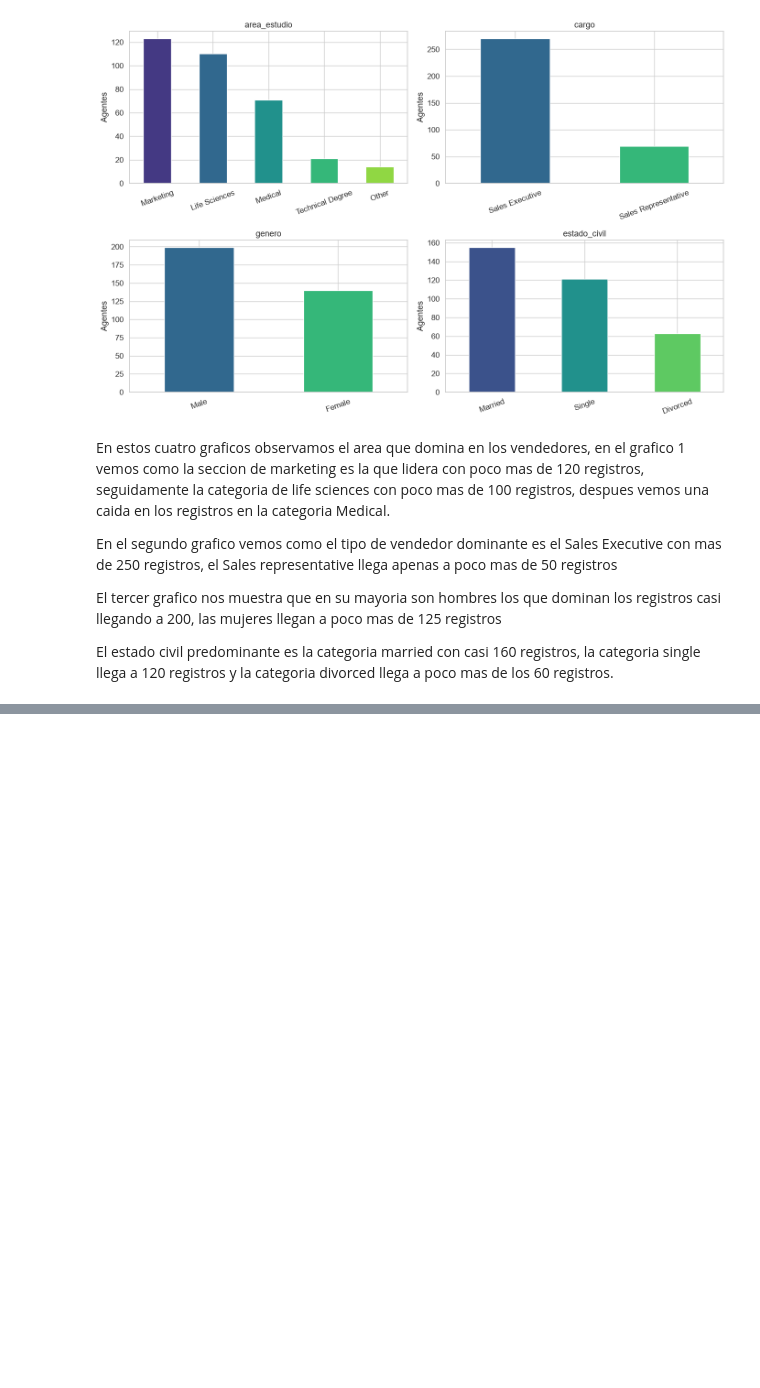
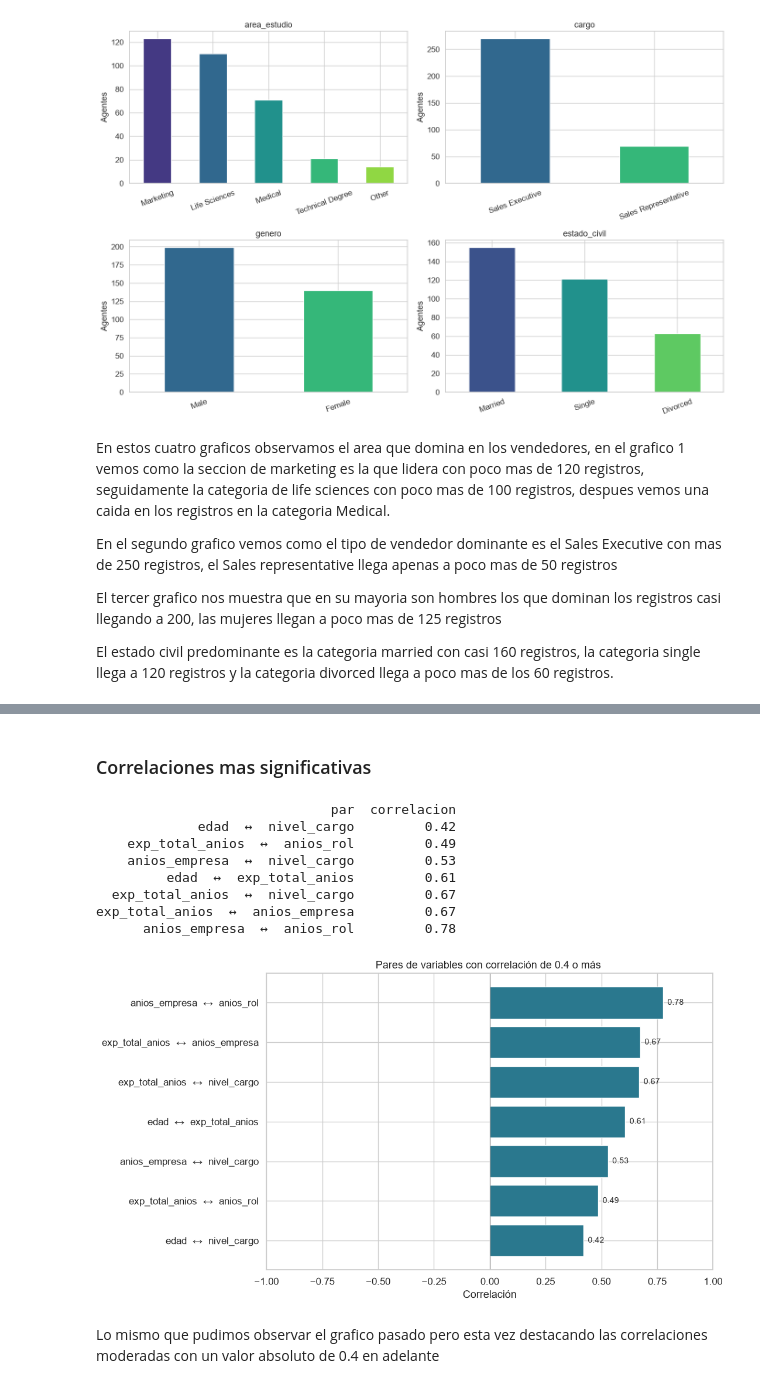
Before and after one commit to jeriel169017-a11y/Mineria-1, a Jupyter notebook: analisis_angentes.ipynb, the cells around one changed output, grey strips where cells are left out. Cells and saved outputs as stored; diff of their text form; code cells hidden in the pictures; blank space fills up the shorter version.

```diff
--- a/analisis_angentes.ipynb
+++ b/analisis_angentes.ipynb
@@ -320,0 +417,45 @@ El estado civil predominante es la categoria married con casi 160 registros, la
+# %% [markdown]
+### Correlaciones mas significativas
+# %%
+UMBRAL = 0.4 #Filtro de las correlaciones mas importantes
+
+#Convertir la matriz en una lista de pares
+pares = (corr.where(np.triu(np.ones(corr.shape, dtype=bool), k=1))#Convertimos la matriz de correlacion en una lista de pares, sin repetir ni la diagonal
+             .stack().dropna().reset_index())#Eliminamos los valores nulos y reiniciamos el indice para que quede en formato de tabla
+pares.columns = ["variable_1", "variable_2", "correlacion"]# Renombramos las columnas para que sean mas descriptivas
+
+#Quedarnos con los pares cuya correlación supera el umbral
+fuertes = pares[pares["correlacion"].abs() >= UMBRAL].copy() #Creamos una copia de los pares cuya correlacion supera el umbral para no modificar el original
+fuertes["par"] = fuertes["variable_1"] + "  ↔  " + fuertes["variable_2"]#Creamos una nueva columna que contiene el nombre de los pares de variables, separadas por una flecha para que sea mas facil de leer
+fuertes = fuertes.reindex(fuertes["correlacion"].abs().sort_values().index) #Reordenamos los pares de variables por la magnitud de la correlacion, de menor a mayor
+
+print(fuertes[["par", "correlacion"]].round(2).to_string(index=False))#Convertimos la tabla de pares de variables en una tabla de texto para que sea mas facil de leer, redondeando a 2 decimales y sin mostrar el indice
+
+#Gráfico de barras horizontales
+colores = ["#c0392b" if r < 0 else "#2a788e" for r in fuertes["correlacion"]]
+
+fig, ax = plt.subplots(figsize=(11, 0.6 * len(fuertes) + 2)) #Damos dimensiones al grafico, el alto depende de la cantidad de pares de variables que tengamos
+ax.barh(fuertes["par"], fuertes["correlacion"], color=colores) #Dibujamos las barras horizontales
+
+for i, r in enumerate(fuertes["correlacion"]): #Iteramos sobre cada par de variables y su correlacion para agregar el valor de la correlacion al final de cada barra
+    ax.text(r + (0.02 if r > 0 else -0.02), i, f"{r:.2f}", #Agregamos el valor de la correlacion al final de cada barra, con un pequeño desplazamiento para que no se superponga con la barra
+            va="center", ha="left" if r > 0 else "right", fontsize=10)#Nos permite alinear el texto al centro verticalmente y a la izquierda o derecha dependiendo del signo de la correlacion, ademas de definir el tamaño de la fuente
+
+ax.set_xlim(-1, 1)
+ax.axvline(0, color="gray", linewidth=0.8)
+ax.set_xlabel("Correlación")
+ax.set_title(f"Pares de variables con correlación de {UMBRAL} o más ")
+plt.tight_layout()
+plt.show()
+# %% [output]
+                              par  correlacion
+             edad  ↔  nivel_cargo         0.42
+    exp_total_anios  ↔  anios_rol         0.49
+    anios_empresa  ↔  nivel_cargo         0.53
+         edad  ↔  exp_total_anios         0.61
+  exp_total_anios  ↔  nivel_cargo         0.67
+exp_total_anios  ↔  anios_empresa         0.67
+      anios_empresa  ↔  anios_rol         0.78
+[figure, added]
+# %% [markdown]
+Lo mismo que pudimos observar el grafico pasado pero esta vez destacando las correlaciones moderadas con un valor absoluto de 0.4 en adelante
```
Also changed, not shown: parts of 13 cells of this notebook.
